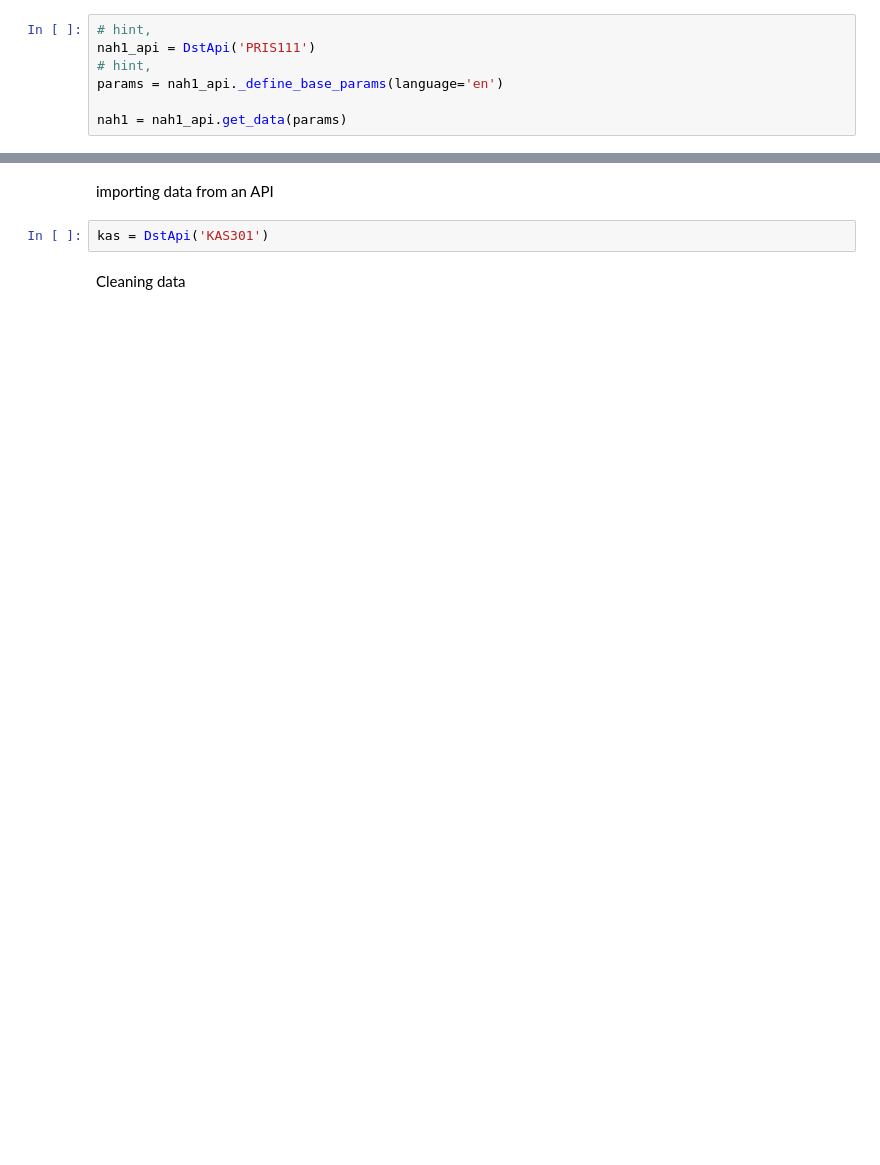
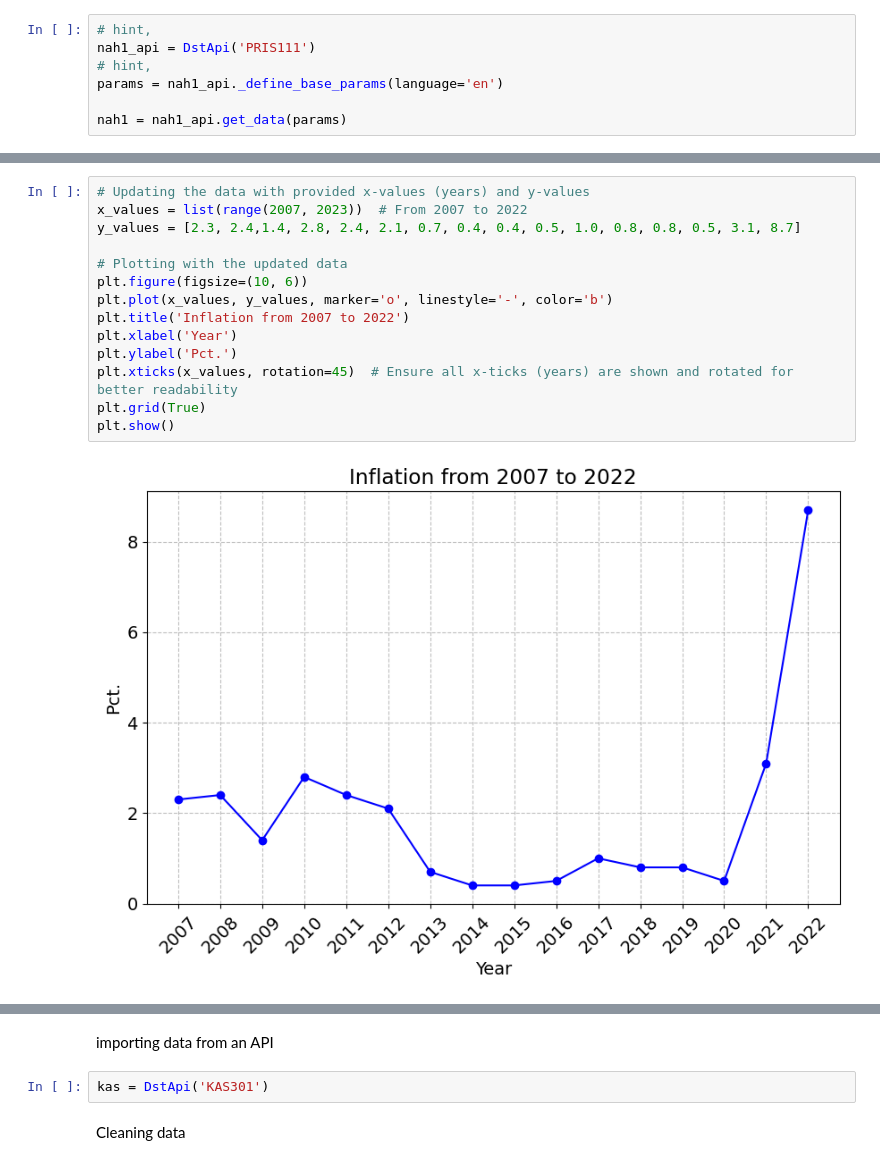
Before and after one commit to NumEconCopenhagen/projects-2024-sulaiman-phil-og-rabiah, a Jupyter notebook: dataproject/dataproject.ipynb, the cells around one changed output, grey strips where cells are left out. Saved outputs shown, nothing was run; the diff lists cells and outputs as text; blank space fills up the shorter version.

```diff
--- a/dataproject/dataproject.ipynb
+++ b/dataproject/dataproject.ipynb
@@ -703,0 +338,16 @@ Rabiahs kode
+# %%
+# Updating the data with provided x-values (years) and y-values
+x_values = list(range(2007, 2023))  # From 2007 to 2022
+y_values = [2.3, 2.4,1.4, 2.8, 2.4, 2.1, 0.7, 0.4, 0.4, 0.5, 1.0, 0.8, 0.8, 0.5, 3.1, 8.7]
+
+# Plotting with the updated data
+plt.figure(figsize=(10, 6))
+plt.plot(x_values, y_values, marker='o', linestyle='-', color='b')
+plt.title('Inflation from 2007 to 2022')
+plt.xlabel('Year')
+plt.ylabel('Pct.')
+plt.xticks(x_values, rotation=45)  # Ensure all x-ticks (years) are shown and rotated for better readability
+plt.grid(True)
+plt.show()
+# %% [output]
+[figure, added]
```
Also changed, not shown: parts of 55 cells of this notebook, 1 other file.
